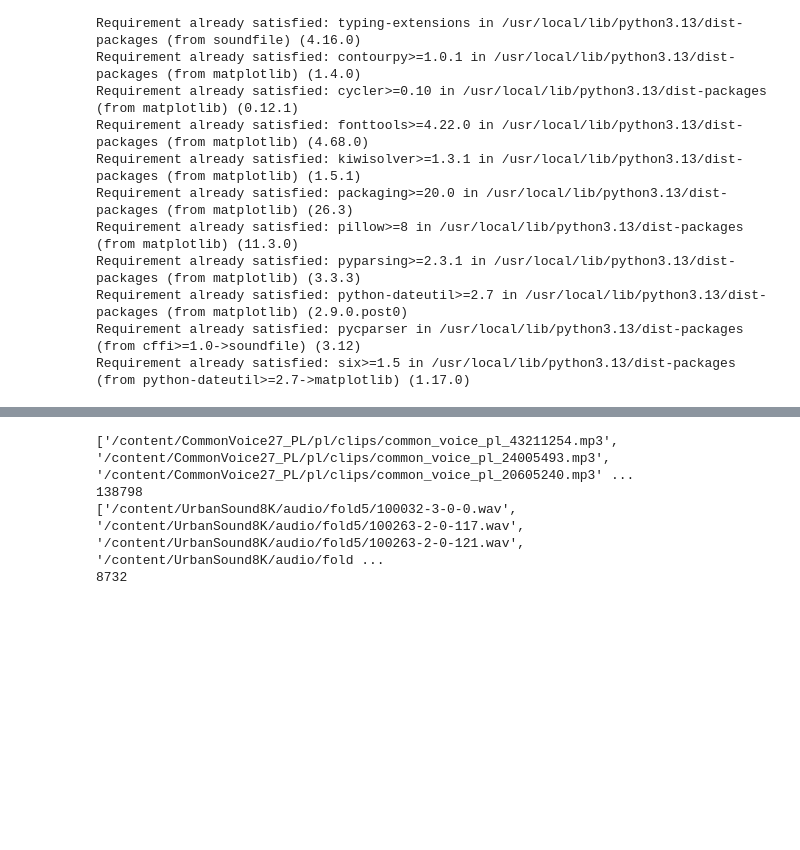
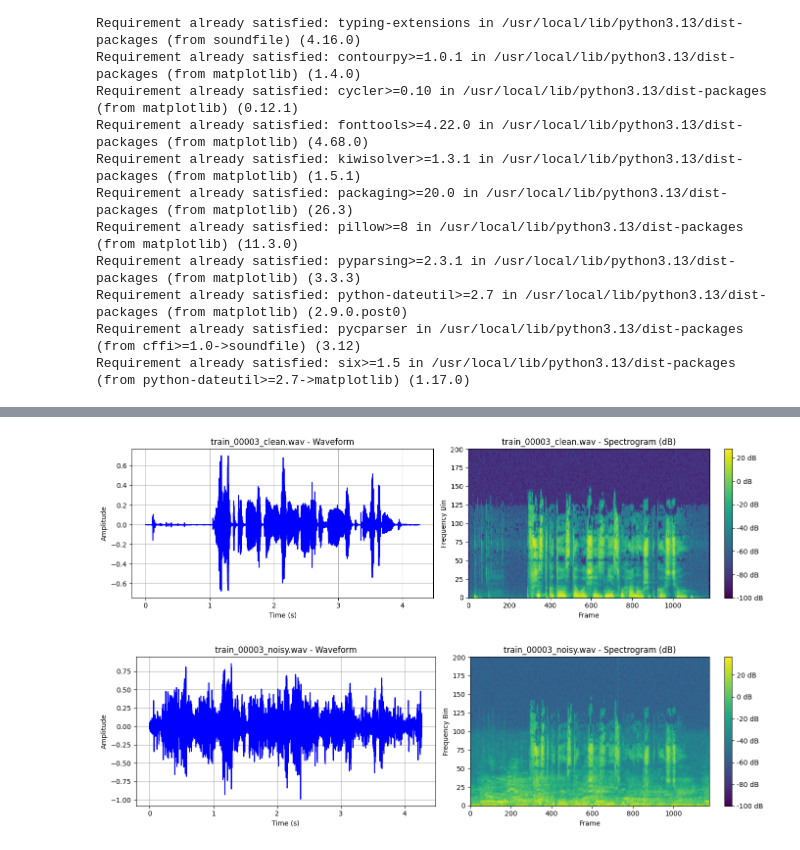
Before and after one commit to Szymon-Jablonski/ml-speech-denoiser, a Jupyter notebook: denoiser_cnn.ipynb, the cells around one changed output, grey strips where cells are left out. Drawn from its saved outputs; the diff is of its cells as text; code cells hidden in the pictures; blank space fills up the shorter version.

Commit message:
feat: Spectrogram generation

```diff
--- a/denoiser_cnn.ipynb
+++ b/denoiser_cnn.ipynb
@@ -205,21 +31,50 @@ Clean speech:
-# %%
-import pandas as pd
-
-commonvoice_metadata_df = pd.read_csv('/content/CommonVoice27_PL/pl/validated.tsv', sep="\t")
-commonvoice_paths = [os.path.join('/content/CommonVoice27_PL/pl/clips/', filename) for filename in commonvoice_metadata_df["path"].dropna()]
-commonvoice_paths = [p for p in commonvoice_paths if os.path.isfile(p)]
-
-print(commonvoice_paths[:5])
-print(len(commonvoice_paths))
-
-urbansound8k_metadata_df = pd.read_csv('/content/UrbanSound8K/metadata/UrbanSound8K.csv')
-urbansound8k_paths = [os.path.join('/content/UrbanSound8K/audio/', f'fold{fold_nr}', filename) for fold_nr, filename in zip(urbansound8k_metadata_df["fold"].dropna(), urbansound8k_metadata_df["slice_file_name"].dropna())]
-urbansound8k_paths = [p for p in urbansound8k_paths if os.path.isfile(p)]
-
-print(urbansound8k_paths[:5])
-print(len(urbansound8k_paths))
-# %% [output]
-['/content/CommonVoice27_PL/pl/clips/common_voice_pl_43211254.mp3', '/content/CommonVoice27_PL/pl/clips/common_voice_pl_24005493.mp3', '/content/CommonVoice27_PL/pl/clips/common_voice_pl_20605240.mp3' ...
-138798
-['/content/UrbanSound8K/audio/fold5/100032-3-0-0.wav', '/content/UrbanSound8K/audio/fold5/100263-2-0-117.wav', '/content/UrbanSound8K/audio/fold5/100263-2-0-121.wav', '/content/UrbanSound8K/audio/fold ...
-8732
+# %%
+import torch
+import torchaudio
+import torchaudio.transforms as T
+import matplotlib.pyplot as plt
+
+def load_audio(file_path):
+    """Loads an audio file directly without modifying its sample rate or channels."""
+    waveform, sr = torchaudio.load(file_path)
+    return waveform, sr
+
+def plot_waveform_and_spectrogram(waveform, sr, title="Audio Signal"):
+    """Plots the waveform and its corresponding spectrogram side by side."""
+    # Compute spectrogram
+    spec_transform = T.Spectrogram(n_fft=400, hop_length=160)
+    spectrogram = spec_transform(waveform)
+
+    # Convert to log scale (dB)
+    log_spectrogram = torchaudio.transforms.AmplitudeToDB()(spectrogram)
+
+    fig, axes = plt.subplots(1, 2, figsize=(14, 4))
+
+    # Plot Waveform
+    time_axis = torch.arange(0, waveform.size(1)) / sr
+    axes[0].plot(time_axis.numpy(), waveform[0].numpy(), color='b')
+    axes[0].set_title(f"{title} - Waveform")
+    axes[0].set_xlabel("Time (s)")
+    axes[0].set_ylabel("Amplitude")
+    axes[0].grid(True)
+
+    # Plot Spectrogram
+    im = axes[1].imshow(log_spectrogram[0].numpy(), origin="lower", aspect="auto", cmap="viridis")
+    axes[1].set_title(f"{title} - Spectrogram (dB)")
+    axes[1].set_xlabel("Frame")
+    axes[1].set_ylabel("Frequency Bin")
+    fig.colorbar(im, ax=axes[1], format="%1.0f dB")
+
+    plt.tight_layout()
+    plt.show()
+
+# Generate spectrograms from train dataset
+
+clean_waveform, clean_sr = load_audio('/content/DenoiserData/Train/train_00003_clean.wav')
+plot_waveform_and_spectrogram(clean_waveform, clean_sr, title="train_00003_clean.wav")
+
+noisy_waveform, noisy_sr = load_audio('/content/DenoiserData/Train/train_00003_noisy.wav')
+plot_waveform_and_spectrogram(noisy_waveform, noisy_sr, title="train_00003_noisy.wav")
+# %% [output]
+[figure, added]
+[figure, added]
```
Also changed, not shown: parts of 6 cells of this notebook.
